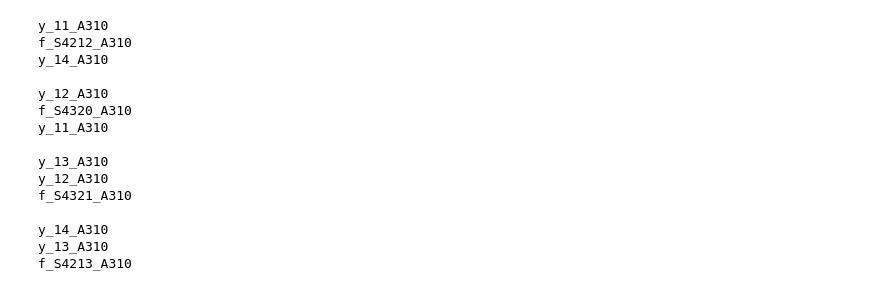
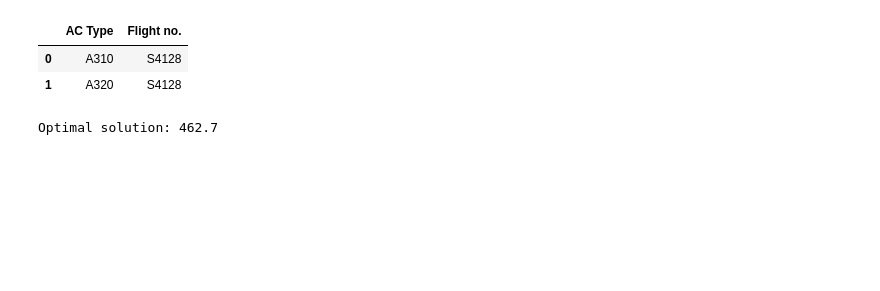
Before and after one commit to allanguzmanf/AE4426, a Jupyter notebook: Example_FAM.ipynb, the cells around one changed output. Drawn from its saved outputs; the diff is of its cells as text; code cells hidden in the pictures; blank space fills up the shorter version.

```diff
--- a/Example_FAM.ipynb
+++ b/Example_FAM.ipynb
@@ -91,11 +91,0 @@ for k in ac_list:
-# %%
-df_test = events[(events['AC Type'] == 'A310') & (events['Airport'] == 'PDL')].sort_values(by=['Time'])
-
-ground_arcs = pd.DataFrame(columns=['AC Type', 'Airport', 'Start Time', 'End Time'])
-for i in range(len(df_test)):
-    if i == 0:
-        ground_arcs = pd.concat([ground_arcs, pd.DataFrame({'AC Type': 'A310', 'Airport': 'PDL', 'Start Time': [df_test.iloc[-1]['Time']], 'End Time': [df_test.iloc[i]['Time']]})], ignore_index=True)
-    else:
-        ground_arcs = pd.concat([ground_arcs, pd.DataFrame({'AC Type': 'A310', 'Airport': 'PDL', 'Start Time': [df_test.iloc[i-1]['Time']], 'End Time': [df_test.iloc[i]['Time']]})], ignore_index=True)
-
-ground_arcs
@@ -136,6 +124,7 @@ ground_arcs.sort_values(by=['AC Type', 'Airport'], inplace=True)
 ground_arcs = ground_arcs[~ground_arcs.apply(lambda row: (row['Start Time'] == row['End Time']), axis=1)]
 ground_arcs['Arc ID'] = ground_arcs.groupby(['AC Type']).cumcount()
 ground_arcs['Overnight'] = ground_arcs.apply(lambda row: (row['End Time'] < row['Start Time']), axis=1)
+ground_arcs.sort_values(by='Arc ID', inplace=True)
 # %%
 # Create a nodes_df
 nodes_df = ground_arcs[['AC Type', 'Airport', 'Start Time']].rename(columns={'Start Time': 'Time'})
@@ -197,24 +166,3 @@ for k in ac_list:
         for i in nodes_df[(nodes_df['AC Type'] == k) & (nodes_df['Airport'] == n)]['Node ID']:
             nodes[k][n][i]['n+'] = list(n_plus[(n_plus['AC Type'] == k) & (n_plus['Airport'] == n) & (n_plus['Time'] == nodes[k][n][i]['Time'])]['Arc ID'])
             nodes[k][n][i]['n-'] = list(n_minus[(n_minus['AC Type'] == k) & (n_minus['Airport'] == n) & (n_minus['Time'] == nodes[k][n][i]['Time'])]['Arc ID'])
-# %%
-# Create an outbound and inbound dictionary
-outbound = {}
-inbound = {}
-unfeasible = {}
-for k in ac_list:
-    outbound[k] = {}
-    inbound[k] = {}
-    for n in airports:
-        outbound[k][n] = []
-        inbound[k][n] = []
-        for l in flight_list:
-            if flights[l]['Distance'] <= aircraft[k]['Range']:
-                if flights[l]['From'] == n:
-                    outbound[k][n].append(l)
-                if flights[l]['To'] == n:
-                    inbound[k][n].append(l)
-            else:
-                unfeasible[l] = True
-
-inbound
@@ -261,0 +169,15 @@ flights_df
+# %%
+overnight_arcs = ground_arcs[ground_arcs['Overnight'] == True][['AC Type', 'Airport', 'Arc ID']]
+overnight_flights = []
+for l in flights:
+    for k in flights[l]:
+        if flights[l][k]['Overnight']:
+            overnight_flights.append([k, l])
+
+overnight_flights = pd.DataFrame(overnight_flights, columns=['AC Type', 'Flight no.'])
+# %%
+overnight_flights
+# %% [output]
+|  | AC Type | Flight no. |
+| 0 | A310 | S4128 |
+| 1 | A320 | S4128 |
@@ -301,26 +273,8 @@ for k in ac_list:
 m.update()
-# %%
-for i in nodes['A310']['OPO']:
-    print(y[nodes['A310']['OPO'][i]['n+'][0], 'A310'].varName)
-    for w in nodes['A310']['OPO'][i]['Arrivals']:
-        print(f[w, 'A310'].varName)
-    print(y[nodes['A310']['OPO'][i]['n-'][0], 'A310'].varName)
-    for w in nodes['A310']['OPO'][i]['Departures']:
-        print(f[w, 'A310'].varName)
-    print('')
-# %% [output]
-y_11_A310
-f_S4212_A310
-y_14_A310
-
-y_12_A310
-f_S4320_A310
-y_11_A310
-
-y_13_A310
-y_12_A310
-f_S4321_A310
-
-y_14_A310
-y_13_A310
-f_S4213_A310
+# %%
+# Optimize the model but dont print the output
+m.Params.OutputFlag = 0
+m.optimize()
+print('Optimal solution: %0.1f' % (m.objVal / 1000))
+# %% [output]
+Optimal solution: 462.7
```
Also changed, not shown: parts of 24 cells of this notebook.
